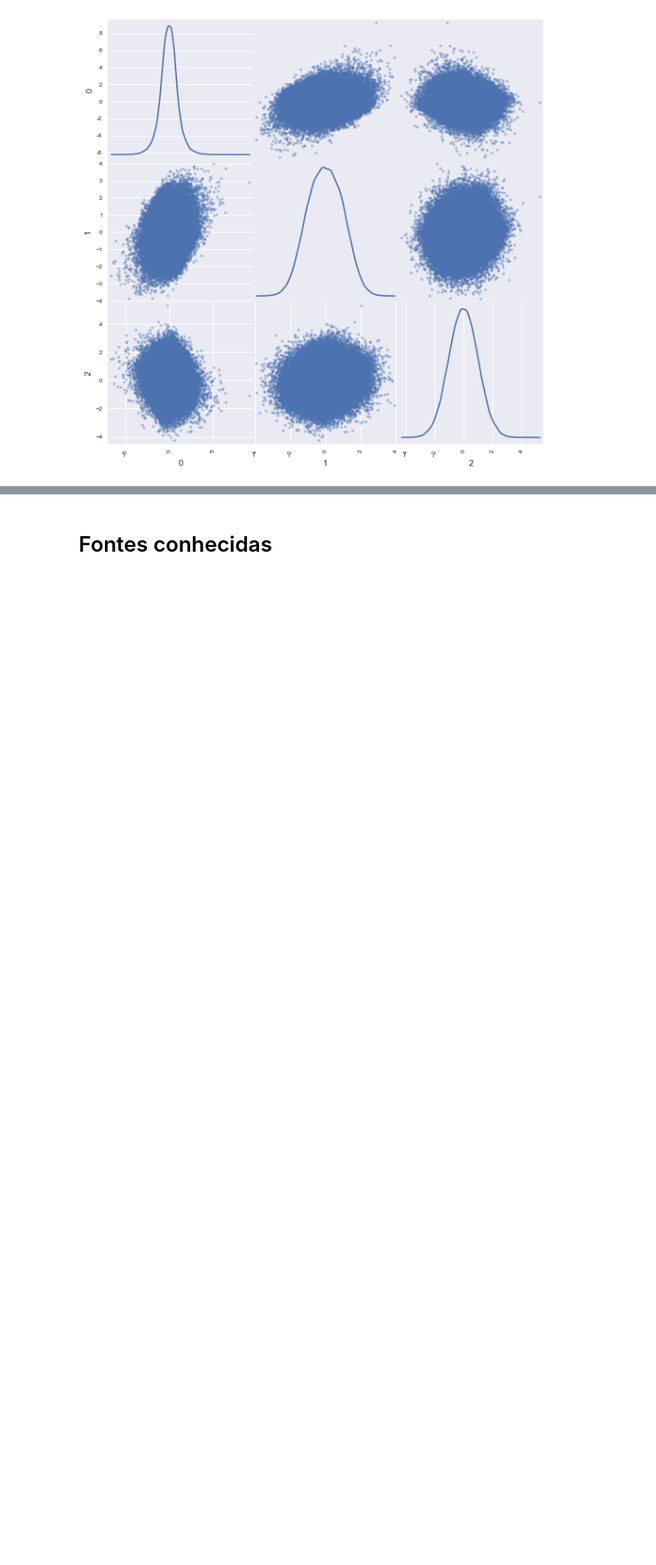
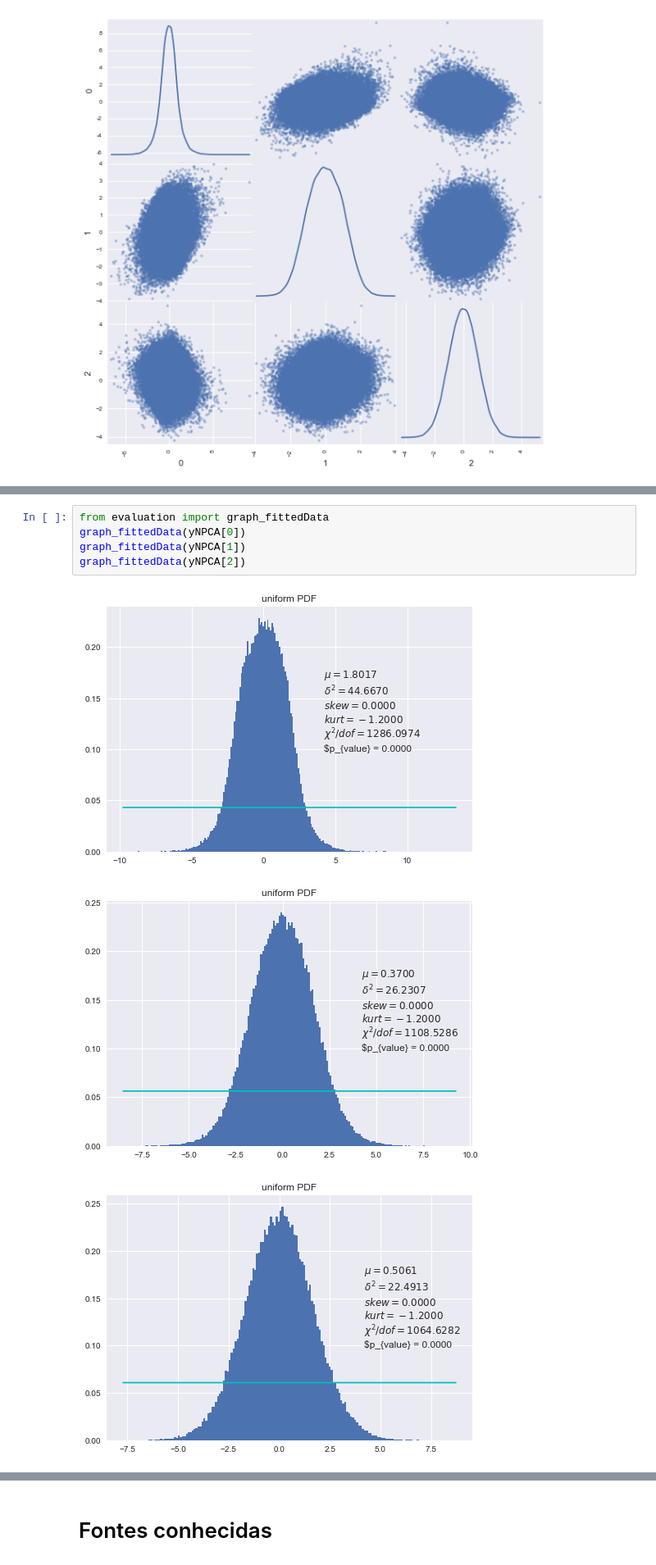
Before and after one commit to crucis/ICA, a Jupyter notebook: Exercicio 1 - 100000.ipynb, the cells around one changed output, grey strips where cells are left out. Shown: that part at 82% size. Saved outputs shown, nothing was run; the diff lists cells and outputs as text; blank space fills up the shorter version.

```diff
--- a/Exercicio 1 - 100000.ipynb
+++ b/Exercicio 1 - 100000.ipynb
@@ -116,0 +123,9 @@ plot_MutualInformation(mixtures[-1000:], y = yFeedforward[-1000:], KDE = False)
+# %%
+from evaluation import graph_fittedData
+graph_fittedData(yNPCA[0])
+graph_fittedData(yNPCA[1])
+graph_fittedData(yNPCA[2])
+# %% [output]
+[figure, added]
+[figure, added]
+[figure, added]
```
Also changed, not shown: parts of 18 cells of this notebook, 3 other files.
